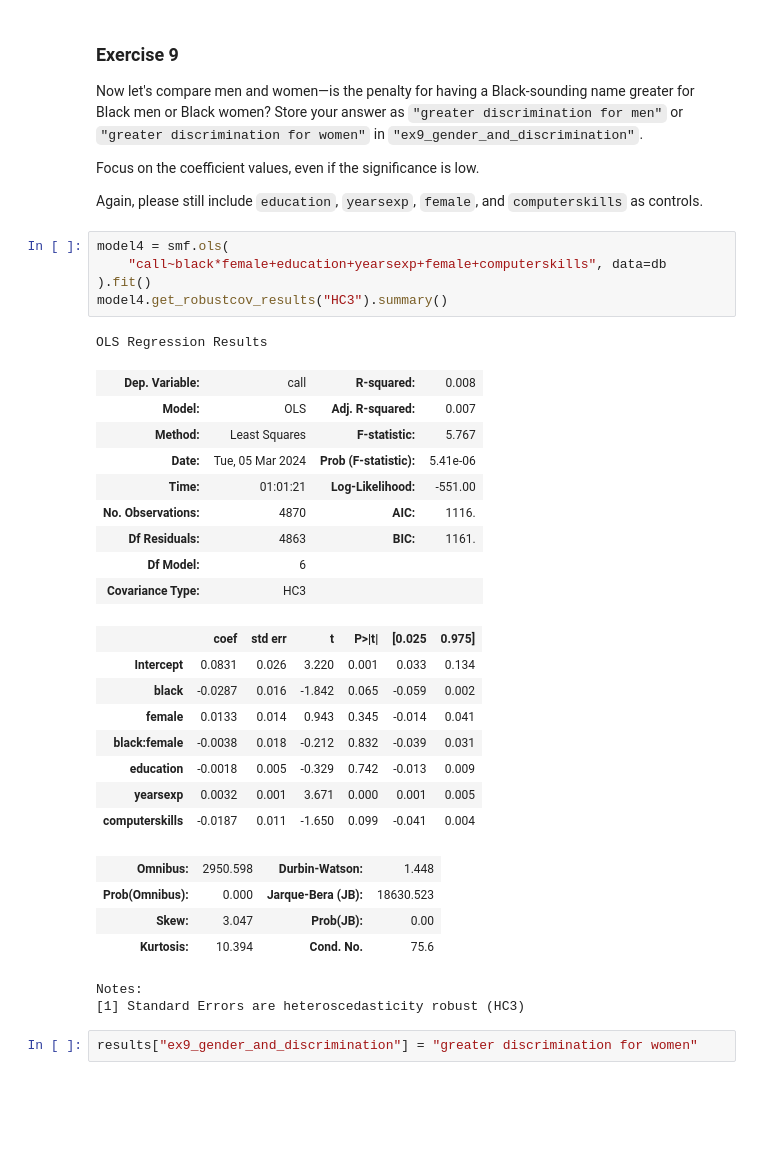
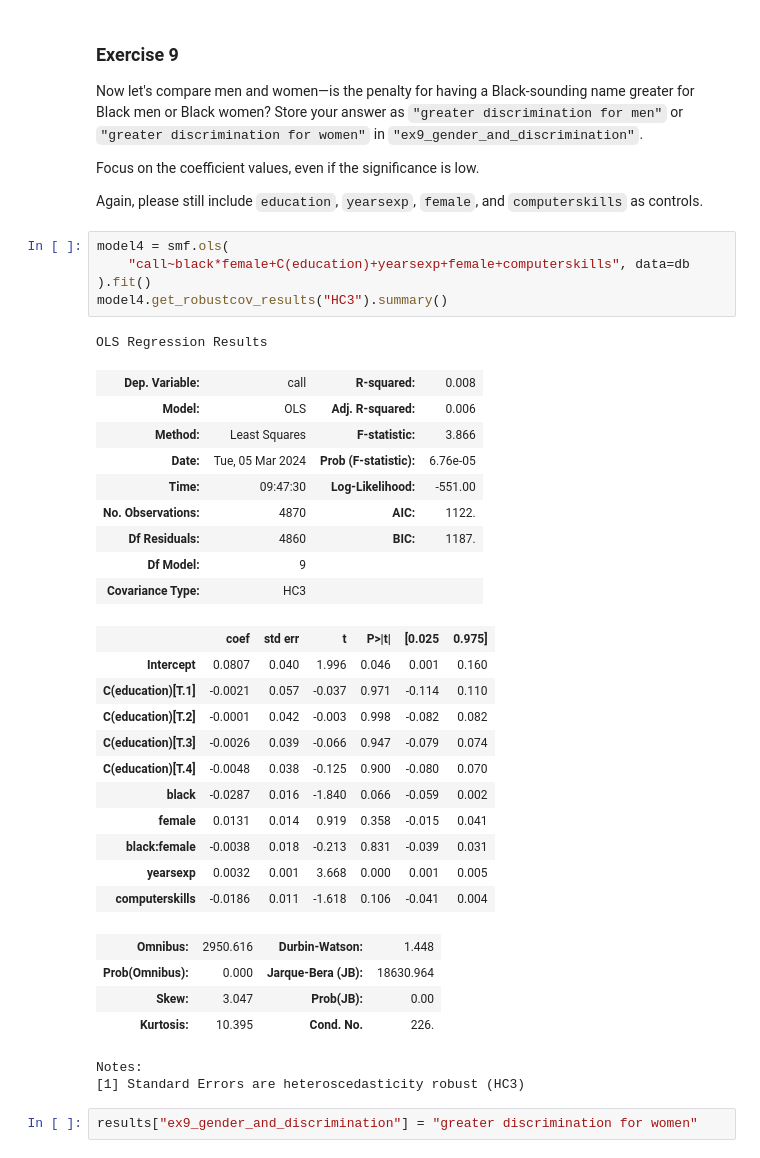
Before and after one commit to dani-jimlar/UDS_2024, a Jupyter notebook: exercise_resume_experiment.ipynb, the cells around one changed output. Drawn from its saved outputs; the diff is of its cells as text; blank space fills up the shorter version.

```diff
--- a/exercise_resume_experiment.ipynb
+++ b/exercise_resume_experiment.ipynb
@@ -384,32 +390,35 @@ Focus on the coefficient values, even if the significance is low.
 Again, please still include `education`, `yearsexp`, `female`, and `computerskills` as controls.
 # %%
 model4 = smf.ols(
-    "call~black*female+education+yearsexp+female+computerskills", data=db
+    "call~black*female+C(education)+yearsexp+female+computerskills", data=db
 ).fit()
 model4.get_robustcov_results("HC3").summary()
 # %% [output]
 OLS Regression Results
 | Dep. Variable: | call | R-squared: | 0.008 |
-| Model: | OLS | Adj. R-squared: | 0.007 |
-| Method: | Least Squares | F-statistic: | 5.767 |
-| Date: | Tue, 05 Mar 2024 | Prob (F-statistic): | 5.41e-06 |
-| Time: | 01:01:21 | Log-Likelihood: | -551.00 |
-| No. Observations: | 4870 | AIC: | 1116. |
-| Df Residuals: | 4863 | BIC: | 1161. |
-| Df Model: | 6 |  |  |
+| Model: | OLS | Adj. R-squared: | 0.006 |
+| Method: | Least Squares | F-statistic: | 3.866 |
+| Date: | Tue, 05 Mar 2024 | Prob (F-statistic): | 6.76e-05 |
+| Time: | 09:47:30 | Log-Likelihood: | -551.00 |
+| No. Observations: | 4870 | AIC: | 1122. |
+| Df Residuals: | 4860 | BIC: | 1187. |
+| Df Model: | 9 |  |  |
 | Covariance Type: | HC3 |  |  |
 |  | coef | std err | t | P>|t| | [0.025 | 0.975] |
-| Intercept | 0.0831 | 0.026 | 3.220 | 0.001 | 0.033 | 0.134 |
-| black | -0.0287 | 0.016 | -1.842 | 0.065 | -0.059 | 0.002 |
-| female | 0.0133 | 0.014 | 0.943 | 0.345 | -0.014 | 0.041 |
-| black:female | -0.0038 | 0.018 | -0.212 | 0.832 | -0.039 | 0.031 |
-| education | -0.0018 | 0.005 | -0.329 | 0.742 | -0.013 | 0.009 |
-| yearsexp | 0.0032 | 0.001 | 3.671 | 0.000 | 0.001 | 0.005 |
-| computerskills | -0.0187 | 0.011 | -1.650 | 0.099 | -0.041 | 0.004 |
+| Intercept | 0.0807 | 0.040 | 1.996 | 0.046 | 0.001 | 0.160 |
+| C(education)[T.1] | -0.0021 | 0.057 | -0.037 | 0.971 | -0.114 | 0.110 |
+| C(education)[T.2] | -0.0001 | 0.042 | -0.003 | 0.998 | -0.082 | 0.082 |
+| C(education)[T.3] | -0.0026 | 0.039 | -0.066 | 0.947 | -0.079 | 0.074 |
+| C(education)[T.4] | -0.0048 | 0.038 | -0.125 | 0.900 | -0.080 | 0.070 |
+| black | -0.0287 | 0.016 | -1.840 | 0.066 | -0.059 | 0.002 |
+| female | 0.0131 | 0.014 | 0.919 | 0.358 | -0.015 | 0.041 |
+| black:female | -0.0038 | 0.018 | -0.213 | 0.831 | -0.039 | 0.031 |
+| yearsexp | 0.0032 | 0.001 | 3.668 | 0.000 | 0.001 | 0.005 |
+| computerskills | -0.0186 | 0.011 | -1.618 | 0.106 | -0.041 | 0.004 |
-| Omnibus: | 2950.598 | Durbin-Watson: | 1.448 |
-| Prob(Omnibus): | 0.000 | Jarque-Bera (JB): | 18630.523 |
+| Omnibus: | 2950.616 | Durbin-Watson: | 1.448 |
+| Prob(Omnibus): | 0.000 | Jarque-Bera (JB): | 18630.964 |
 | Skew: | 3.047 | Prob(JB): | 0.00 |
-| Kurtosis: | 10.394 | Cond. No. | 75.6 |
+| Kurtosis: | 10.395 | Cond. No. | 226. |
 Notes:
 [1] Standard Errors are heteroscedasticity robust (HC3)
 # %%
```
Also changed, not shown: parts of 8 cells of this notebook.
